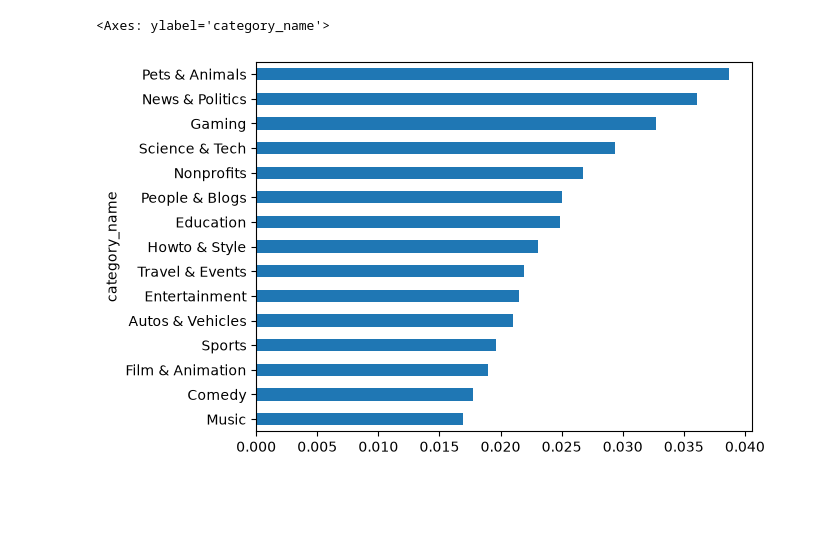
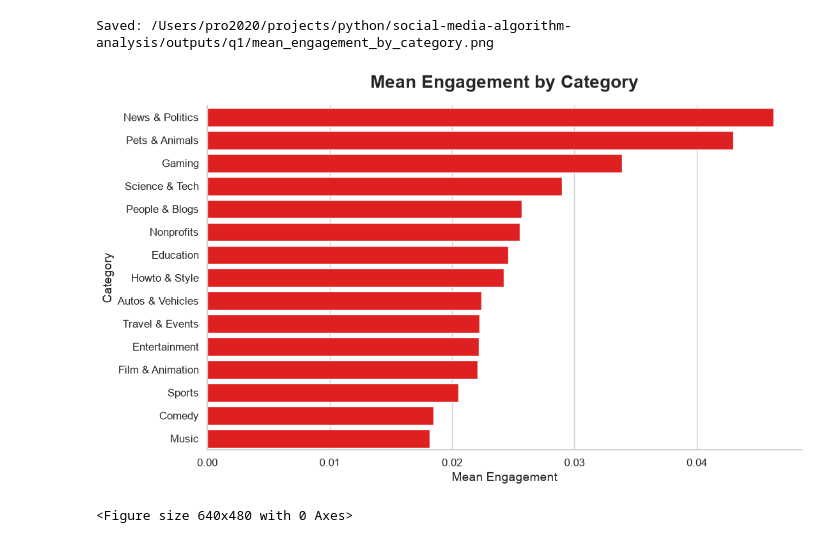
Before and after one commit to patinnojoe/algorithm-economy, a Jupyter notebook: notebook/q1-category-engagement.ipynb, the cells around one changed output. Cells and saved outputs as stored; diff of their text form; code cells hidden in the pictures; blank space fills up the shorter version.

```diff
--- a/notebook/q1-category-engagement.ipynb
+++ b/notebook/q1-category-engagement.ipynb
@@ -79,8 +84,20 @@ category_summary
 # %%
-category_summary["mean_engagement"]\
-    .sort_values()\
-    .plot(kind="barh")
+
+fig, ax = create_figure()
+sns.barplot(
+    data=category_summary,
+    x="mean_engagement",
+    y="category_name",
+    color=YOUTUBE_RED
+)
+
+style_plot(ax=ax, xlabel='Mean Engagement', ylabel='Category', title="Mean Engagement by Category")
+save_figure(fig=fig, filename='q1/mean_engagement_by_category.png')
+
+plt.show()
+plt.clf()
 # %% [output]
-<Axes: ylabel='category_name'>
+Saved: /Users/pro2020/projects/python/social-media-algorithm-analysis/outputs/q1/mean_engagement_by_category.png
-[figure, old version]
+[figure, new version]
+<Figure size 640x480 with 0 Axes>
 # %%
```
Also changed, not shown: parts of 5 cells of this notebook, 16 other files.
